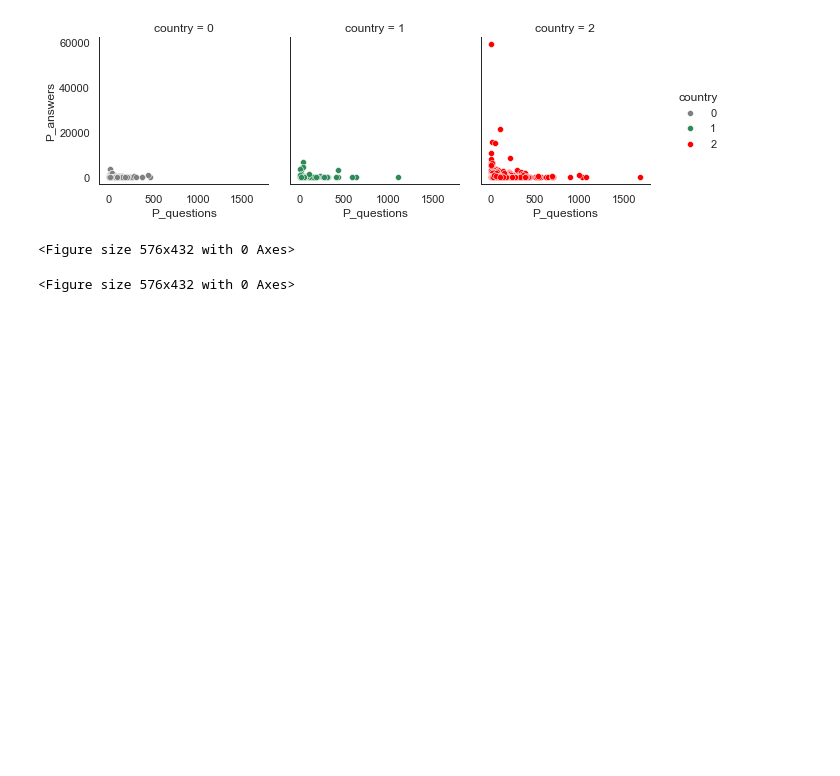
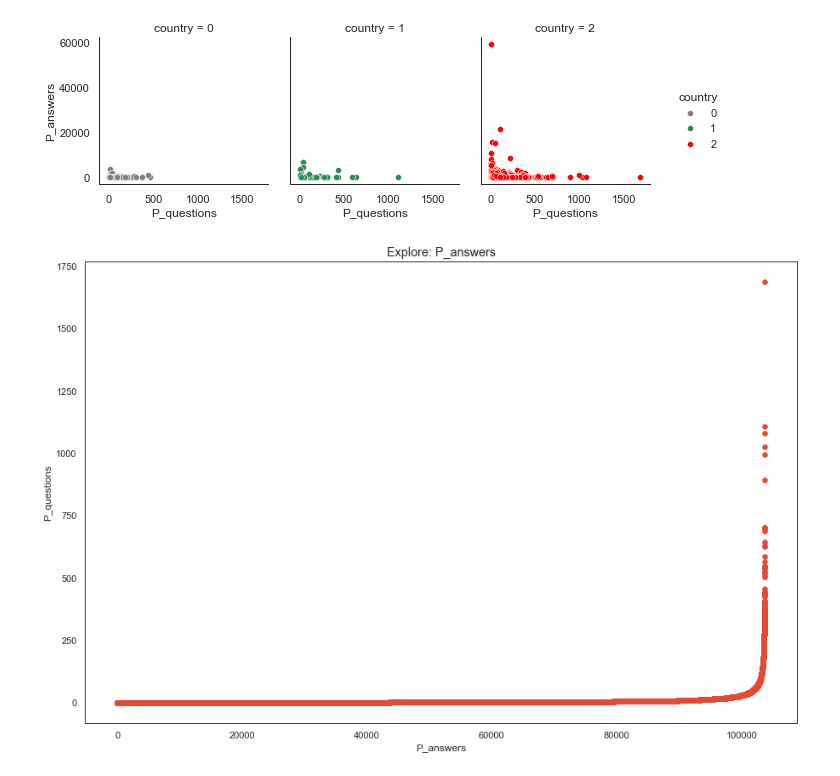
Before and after one commit to zolduoarrati/repos, a Jupyter notebook: Python/Jupyter/ML/classifications.ipynb, the cells around one changed output. Cells and saved outputs as stored; diff of their text form; code cells hidden in the pictures; blank space fills up the shorter version.

```diff
--- a/Python/Jupyter/ML/classifications.ipynb
+++ b/Python/Jupyter/ML/classifications.ipynb
@@ -94,13 +94,15 @@ g=g.map(plt.scatter, "P_questions", "P_answers",edgecolor="w").add_legend();
 # %% [output]
 [figure]
 # %%
-# show scatter plot
-plt.figure(figsize=(8,6))
-plt.scatter(range(df.shape[0]), np.sort(df[P_questions].values))
-plt.xlabel('P')
+#show scatter plot with using Matplotlib
+plt.figure(figsize=(15,10))
+plt.scatter(range(df.shape[0]), np.sort(df['P_questions'].values))
+plt.xlabel('P_answers')
+plt.ylabel('P_questions')
+plt.title('Explore: P_answers')
+plt.show()
 # %% [output]
-<Figure size 576x432 with 0 Axes>
-<Figure size 576x432 with 0 Axes>
+[figure, added]
 # %%
 # df.head(100)
 # %%
```
